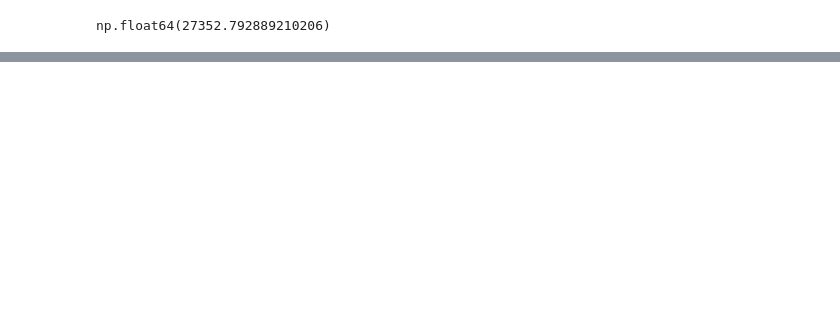
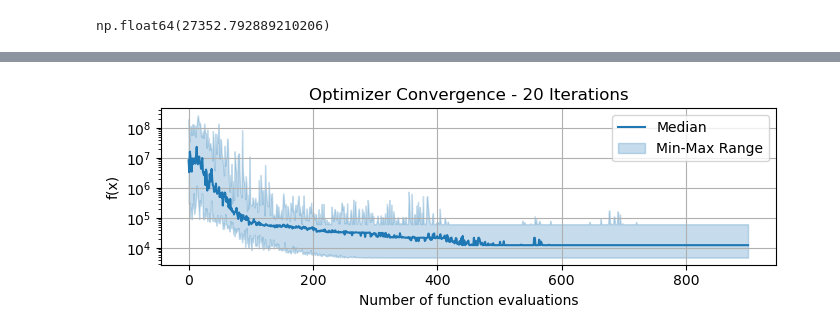
Before and after one commit to billtubbs/bayes-opt-examples, a Jupyter notebook: System-Identification-FOPDT.ipynb, the cells around one changed output, grey strips where cells are left out. Cells and saved outputs as stored; diff of their text form; code cells hidden in the pictures; blank space fills up the shorter version.

```diff
--- a/System-Identification-FOPDT.ipynb
+++ b/System-Identification-FOPDT.ipynb
@@ -265,0 +201,15 @@ pd.DataFrame(solutions, columns=var_names +['fun']).round(3)
+# %%
+fun_evals, unique_solutions, best_guesses = solve_problem_with_optimizer_n_repeats(
+    problem,
+    lpfgopt.minimize,
+    20,
+    problem.bounds,
+    discrete=[2],
+    tol=0.1,
+    maxit=1000,
+)
+ax = convergence_plot_n_repeats(fun_evals)
+plt.tight_layout()
+plt.show()
+# %% [output]
+[figure, added]
```
Also changed, not shown: parts of 31 cells of this notebook, 8 other files.
